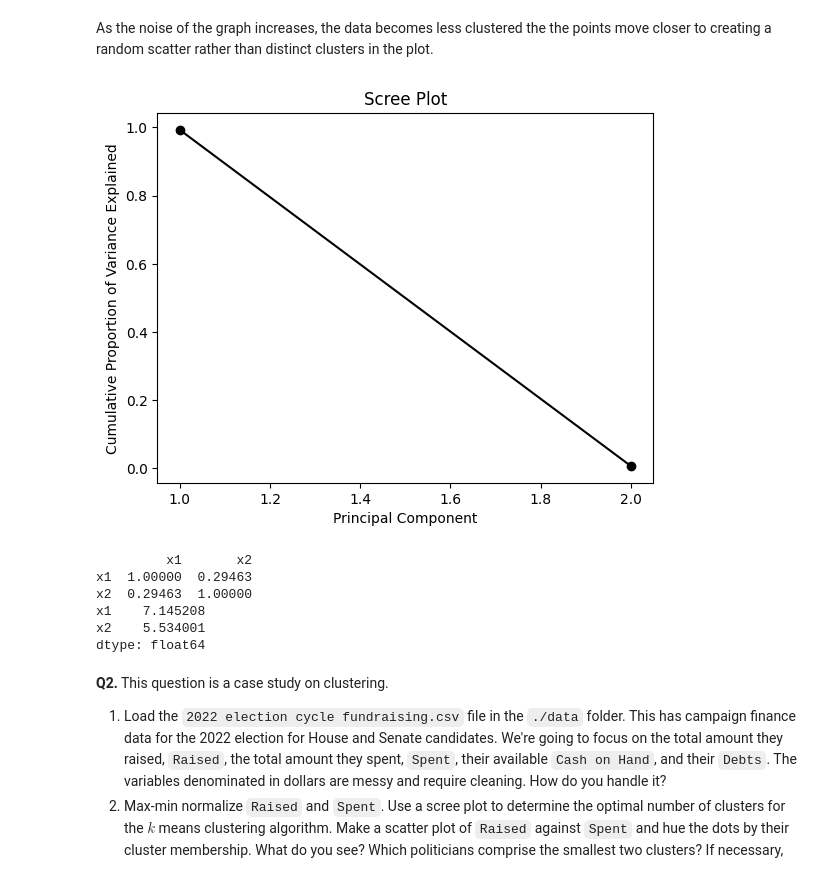
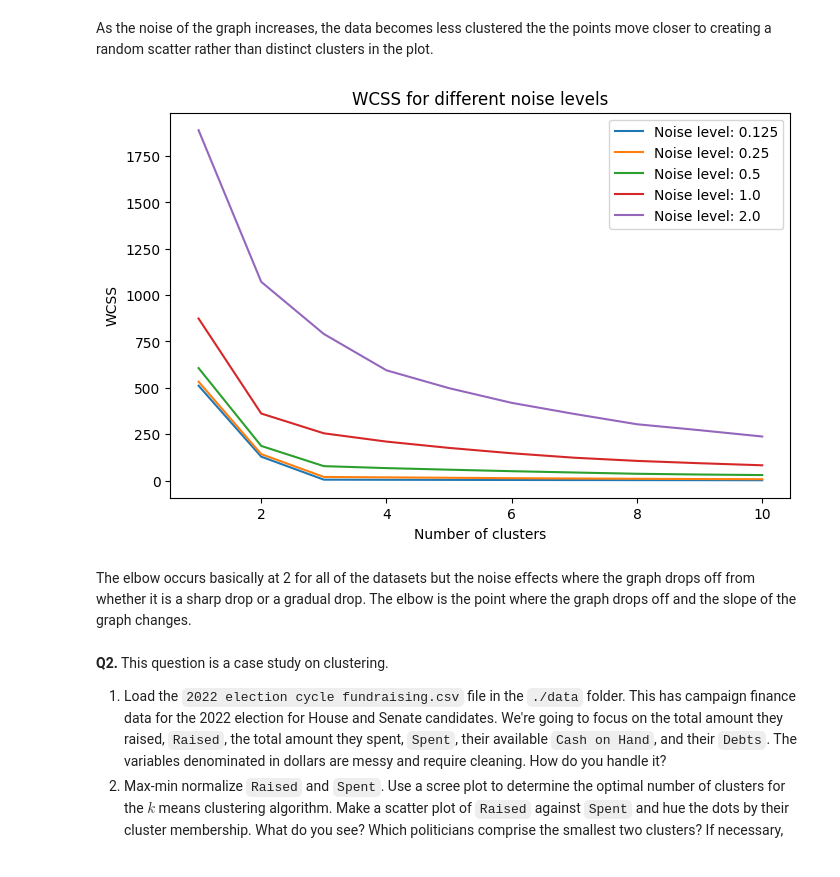
Before and after one commit to corinnefog/clustering, a Jupyter notebook: assignment/assignment_clustering.ipynb, the cells around one changed output. Drawn from its saved outputs; the diff is of its cells as text; code cells hidden in the pictures.

```diff
--- a/assignment/assignment_clustering.ipynb
+++ b/assignment/assignment_clustering.ipynb
@@ -58,6 +58,9 @@ df0_25 = createData(0.25)
 df0_5 = createData(0.5)
 df1_0 = createData(1.0)
 df2_0 = createData(2.0)
+
+datasets = [df0_125,df0_25,df0_5,df1_0,df2_0]
+noise_levels = [0.125,0.25,0.5,1.0,2.0]
 # %%
 import matplotlib.pyplot as plt
 import seaborn as sns
@@ -88,26 +91,30 @@ plt.show()
 # %% [markdown]
 As the noise of the graph increases, the data becomes less clustered the the points move closer to creating a random scatter rather than distinct clusters in the plot.
 # %%
-from sklearn.preprocessing import StandardScaler
-scaler = StandardScaler()
-scaled_df = pd.DataFrame(scaler.fit_transform(df0_125[['x1','x2']]),columns=['x1','x2'])
-from sklearn.decomposition import PCA
-pca = PCA(n_components=2)
-pca.fit(scaled_df)
-PC_values = np.arange(pca.n_components_) + 1
-plt.plot(PC_values,pca.explained_variance_ratio_,'o-', color='black')
-plt.title('Scree Plot')
-plt.xlabel('Principal Component')
-plt.ylabel('Cumulative Proportion of Variance Explained')
+from sklearn.cluster import KMeans
+
+def wcss(data, max_k=10):
+    wcss = []
+    for k in range(1, max_k + 1):
+        kmeans = KMeans(n_clusters=k, random_state=100, n_init=10)
+        kmeans.fit(data[['x1','x2']])
+        wcss.append(kmeans.inertia_)
+    return wcss
+
+wcss_vals = [wcss(df) for df in datasets]
+
+plt.figure(figsize=(8,5))
+for wcss, noise in zip(wcss_vals, noise_levels):
+    plt.plot(range(1,11), wcss, label=f'Noise level: {noise}')
+plt.xlabel('Number of clusters')
+plt.ylabel('WCSS')
+plt.title('WCSS for different noise levels')
+plt.legend()
 plt.show()
 # %% [output]
-[figure, old version]
+[figure, new version]
-         x1       x2
-x1  1.00000  0.29463
-x2  0.29463  1.00000
-x1    7.145208
-x2    5.534001
-dtype: float64
+# %% [markdown]
+The elbow occurs basically at 2 for all of the datasets but the noise effects where the graph drops off from whether it is a sharp drop or a gradual drop. The elbow is the point where the graph drops off and the slope of the graph changes.
 # %% [markdown]
 **Q2.** This question is a case study on clustering.
 
```
Also changed, not shown: parts of 5 cells of this notebook.
